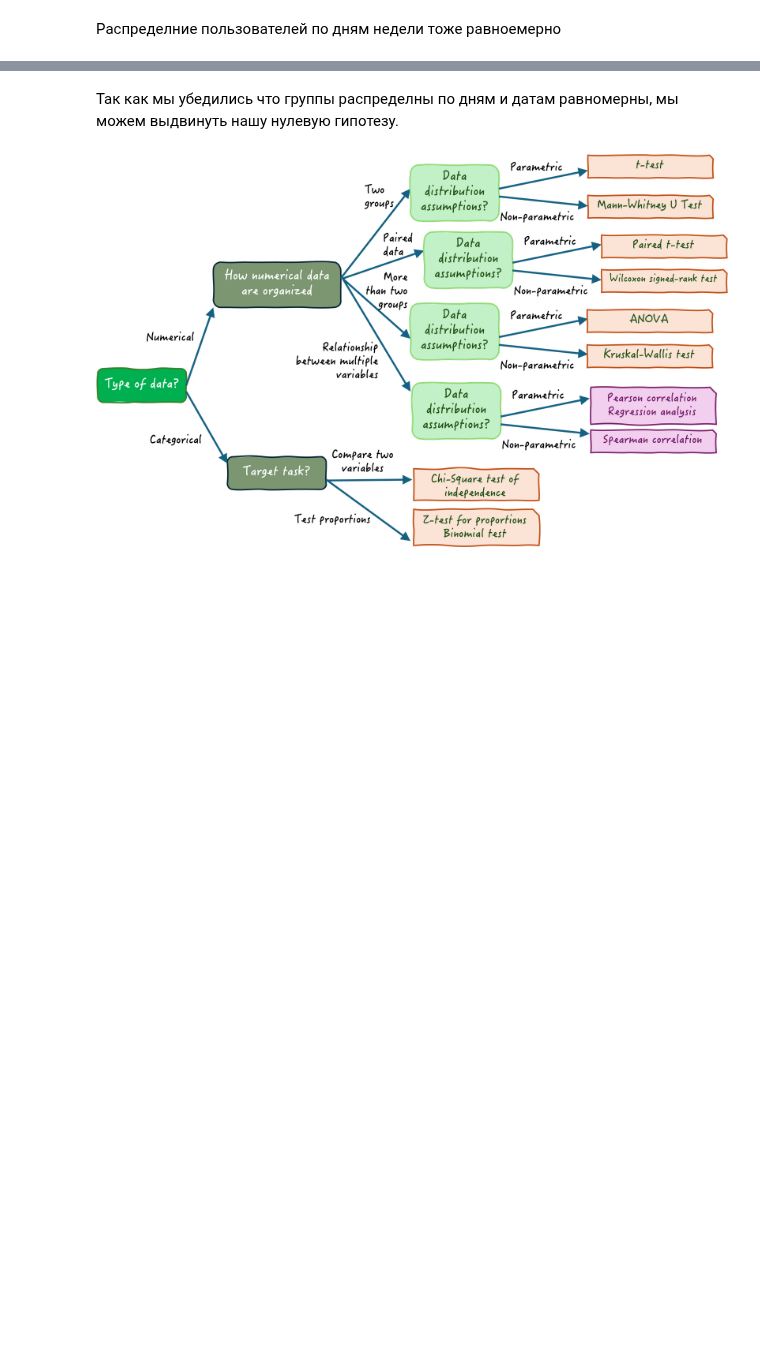
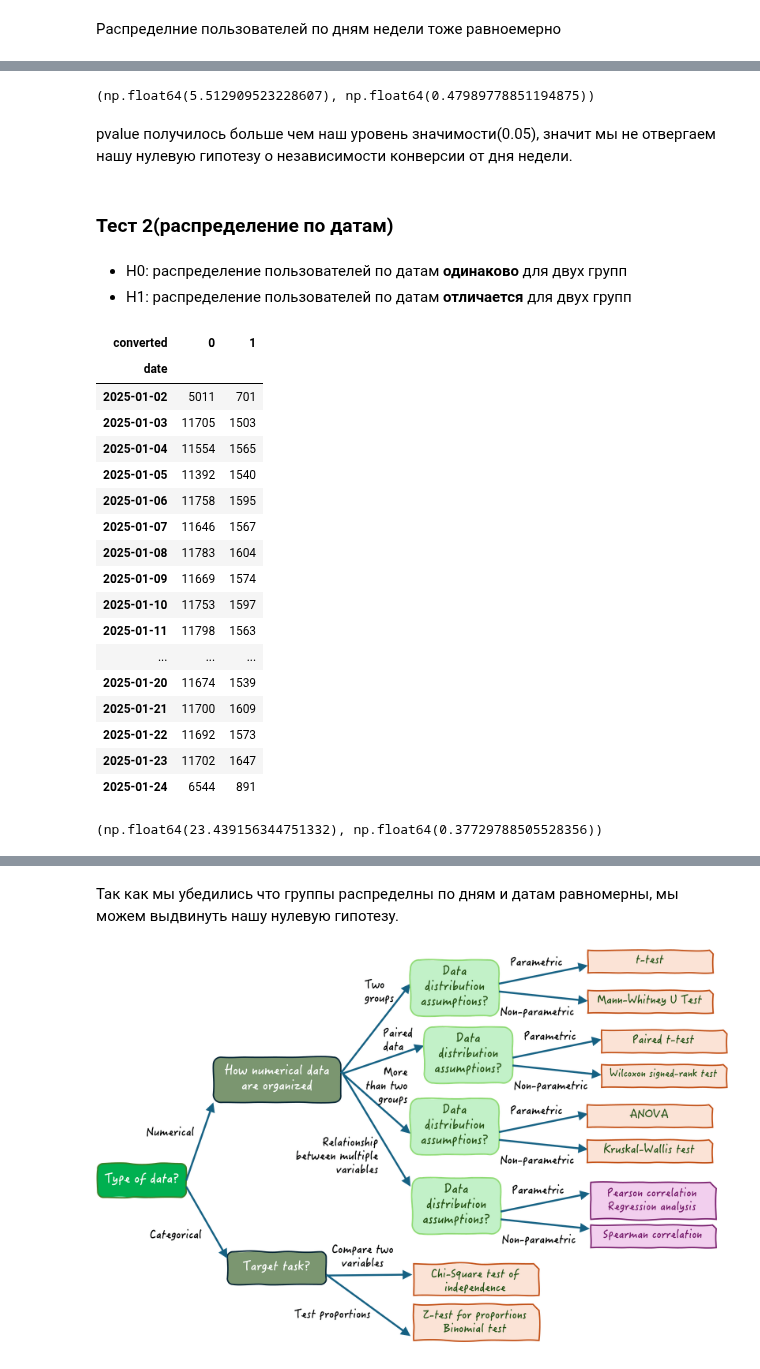
Before and after one commit to Dezurn/GP4_Statistics, a Jupyter notebook: Часть 1/Part_1_AB_test.ipynb, the cells around one changed output, grey strips where cells are left out. Drawn from its saved outputs; the diff is of its cells as text; code cells hidden in the pictures; blank space fills up the shorter version.

Commit message:
Добавил проверку независимости от времени

```diff
--- a/Часть 1/Part_1_AB_test.ipynb
+++ b/Часть 1/Part_1_AB_test.ipynb
@@ -359,0 +349,32 @@ fig.show()
+# %%
+stat, pvalue
+# %% [output]
+(np.float64(5.512909523228607), np.float64(0.47989778851194875))
+# %% [markdown]
+pvalue получилось больше чем наш уровень значимости(0.05), значит мы не отвергаем нашу нулевую гипотезу о независимости конверсии от дня недели.
+# %% [markdown]
+### Тест 2(распределение по датам)
+# %% [markdown]
+- H0: распределение пользователей по датам **одинаково** для двух групп
+- H1: распределение пользователей по датам **отличается** для двух групп
+# %%
+data.groupby('date')['converted'].value_counts().unstack()
+# %% [output]
+| converted | 0 | 1 |
+| date |  |  |
+| 2025-01-02 | 5011 | 701 |
+| 2025-01-03 | 11705 | 1503 |
+| 2025-01-04 | 11554 | 1565 |
+| 2025-01-05 | 11392 | 1540 |
+| 2025-01-06 | 11758 | 1595 |
+| 2025-01-07 | 11646 | 1567 |
+| 2025-01-08 | 11783 | 1604 |
+| 2025-01-09 | 11669 | 1574 |
+| 2025-01-10 | 11753 | 1597 |
+| 2025-01-11 | 11798 | 1563 |
+| ... | ... | ... |
+| 2025-01-20 | 11674 | 1539 |
+| 2025-01-21 | 11700 | 1609 |
+| 2025-01-22 | 11692 | 1573 |
+| 2025-01-23 | 11702 | 1647 |
+| 2025-01-24 | 6544 | 891 |
@@ -359,0 +385,4 @@ fig.show()
+# %%
+stat, pvalue
+# %% [output]
+(np.float64(23.439156344751332), np.float64(0.37729788505528356))
```
Also changed, not shown: parts of 43 cells of this notebook.
